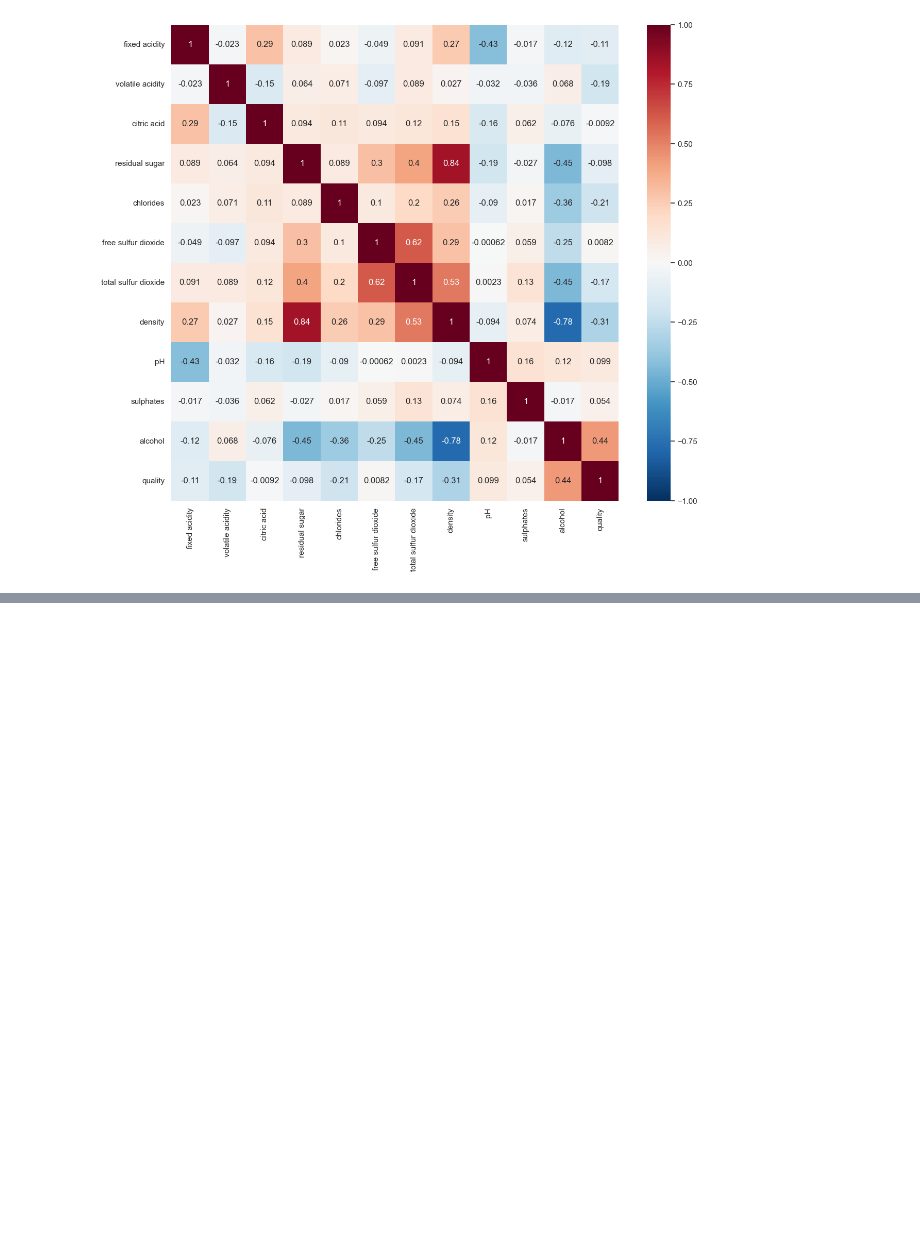
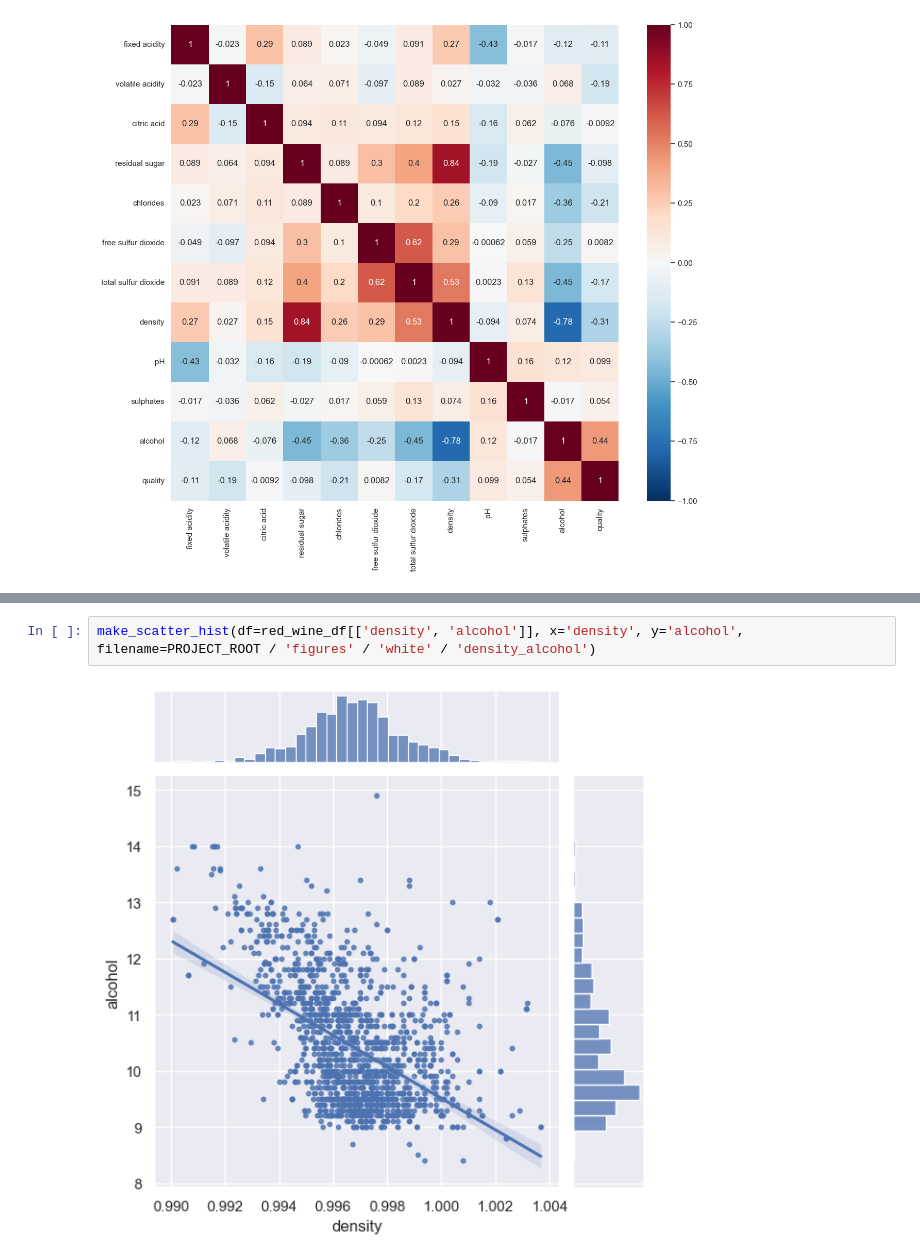
Before and after one commit to kazgar/wine_quality, a Jupyter notebook: src/wine_quality/data_visualization.ipynb, the cells around one changed output, grey strips where cells are left out. Drawn from its saved outputs; the diff is of its cells as text; blank space fills up the shorter version.

```diff
--- a/src/wine_quality/data_visualization.ipynb
+++ b/src/wine_quality/data_visualization.ipynb
@@ -348,0 +361,4 @@ heatmap = sns.heatmap(white_wine_corr, annot=True, linewidths=0, vmin=-1, cmap='
+# %%
+make_scatter_hist(df=red_wine_df[['density', 'alcohol']], x='density', y='alcohol', filename=PROJECT_ROOT / 'figures' / 'white' / 'density_alcohol')
+# %% [output]
+[figure, added]
```
Also changed, not shown: parts of 6 cells of this notebook.
